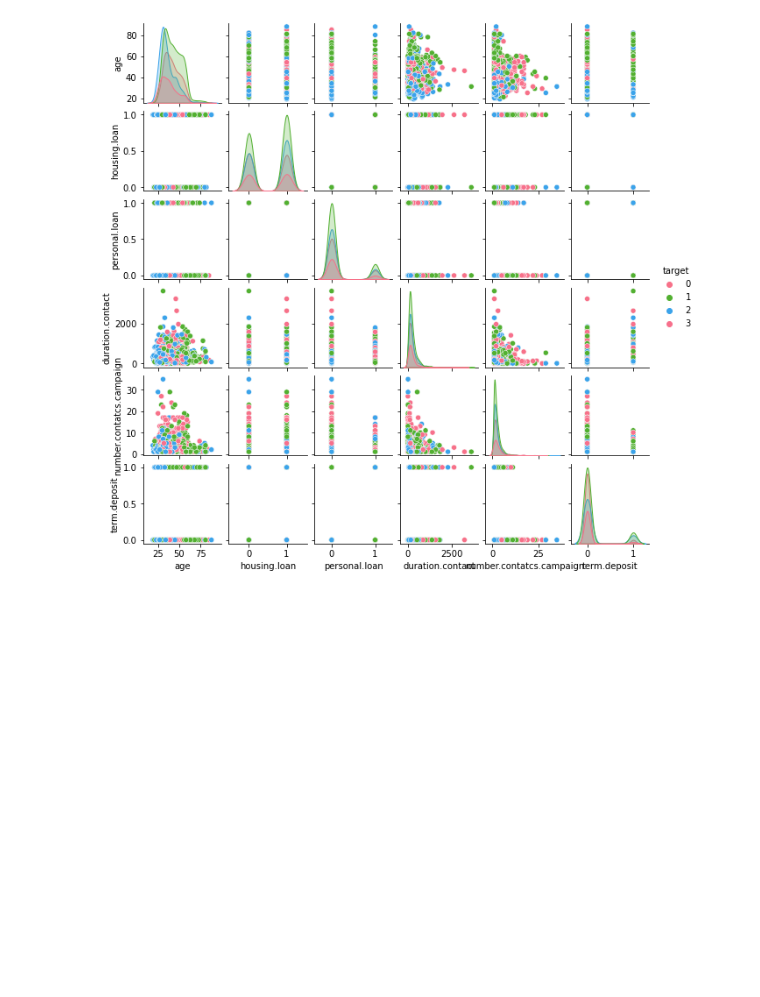
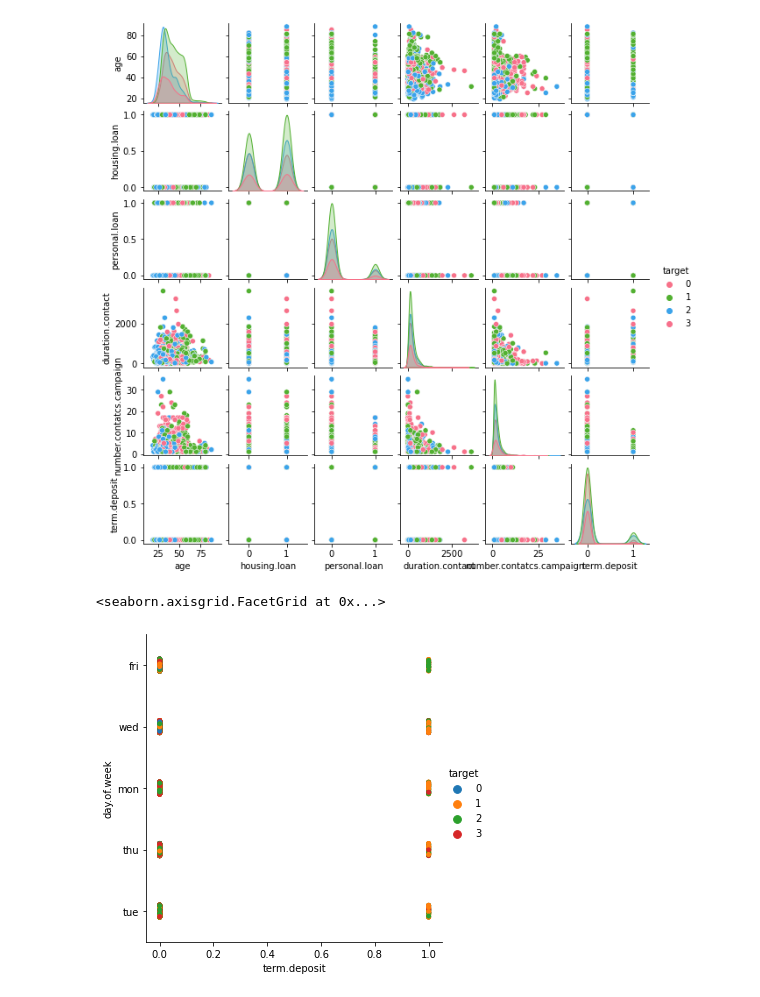
Before and after one commit to julianealves/ML-class, a Jupyter notebook: T2/KMeans.ipynb, the cells around one changed output. Saved outputs shown, nothing was run; the diff lists cells and outputs as text; code cells hidden in the pictures; blank space fills up the shorter version.

Commit message:
Added clusters visualizations

```diff
--- a/T2/KMeans.ipynb
+++ b/T2/KMeans.ipynb
@@ -334,3 +336,8 @@ sns.pairplot(df_[columns], hue="target", height=1.5, palette="husl")
 # %% [output]
 <seaborn.axisgrid.PairGrid at 0x...>
 [figure]
+# %%
+sns.catplot(x="term.deposit", y="day.of.week", kind="strip", hue="target", data=df_)
+# %% [output]
+<seaborn.axisgrid.FacetGrid at 0x...>
+[figure, added]
```
Also changed, not shown: parts of 5 cells of this notebook.
